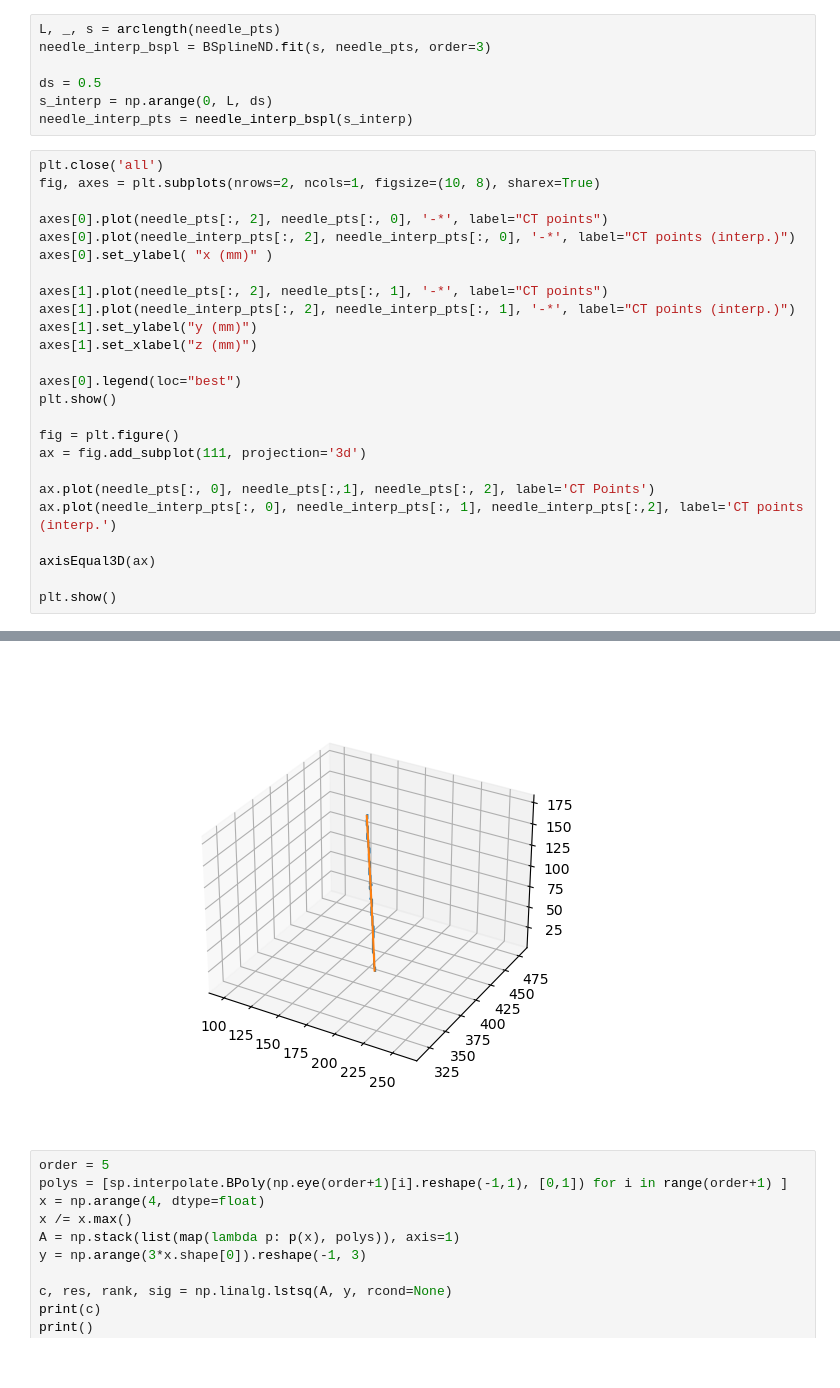
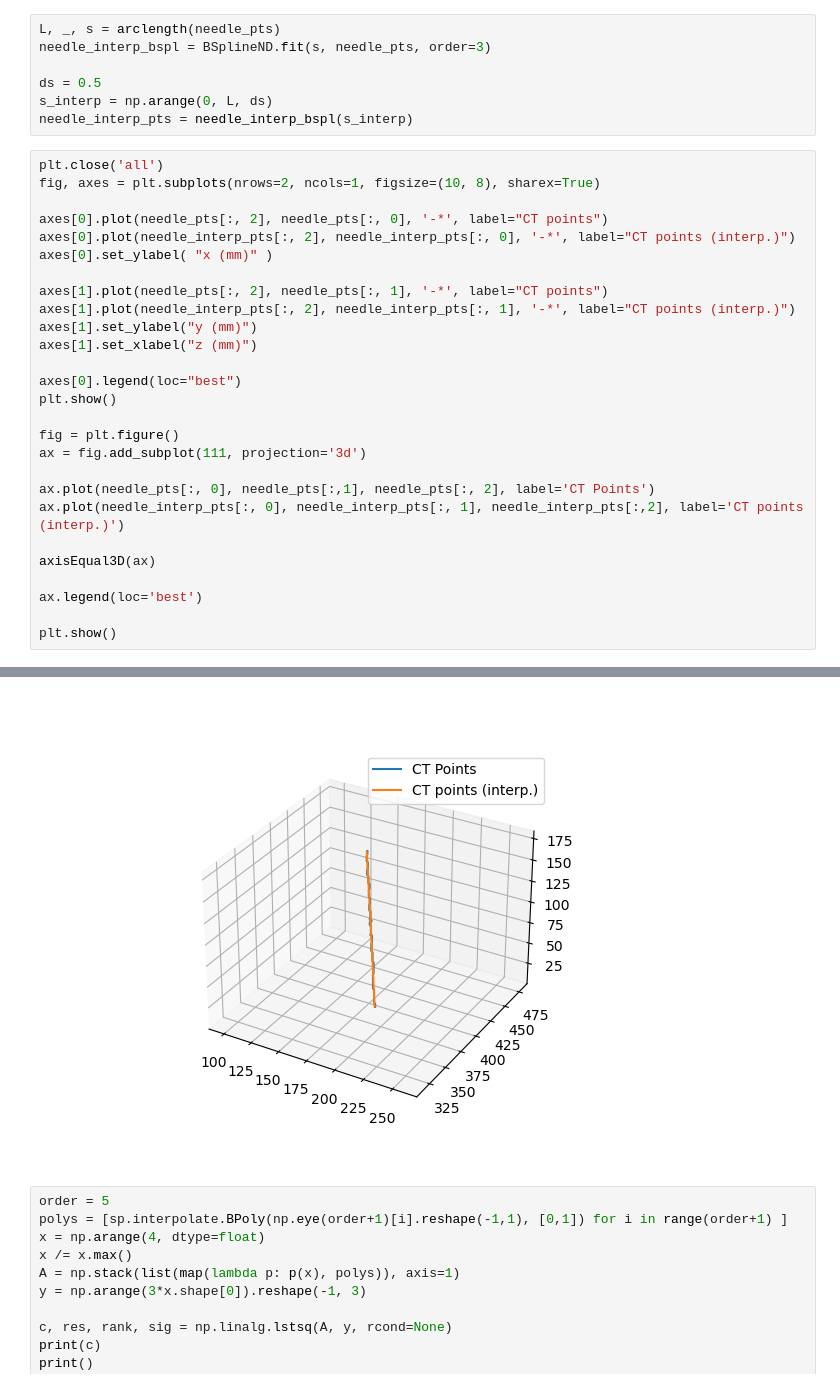
Before and after one commit to dlezcan1/AMIRo-cv, a Jupyter notebook: src/CTNeedleShape.ipynb, the cells around one changed output, grey strips where cells are left out. Drawn from its saved outputs; the diff is of its cells as text.

```diff
--- a/src/CTNeedleShape.ipynb
+++ b/src/CTNeedleShape.ipynb
@@ -281,31 +281,33 @@ needle_interp_pts = needle_interp_bspl(s_interp)
 # %%
 plt.close('all')
 fig, axes = plt.subplots(nrows=2, ncols=1, figsize=(10, 8), sharex=True)
 
 axes[0].plot(needle_pts[:, 2], needle_pts[:, 0], '-*', label="CT points")
 axes[0].plot(needle_interp_pts[:, 2], needle_interp_pts[:, 0], '-*', label="CT points (interp.)")
 axes[0].set_ylabel( "x (mm)" )
 
 axes[1].plot(needle_pts[:, 2], needle_pts[:, 1], '-*', label="CT points")
 axes[1].plot(needle_interp_pts[:, 2], needle_interp_pts[:, 1], '-*', label="CT points (interp.)")
 axes[1].set_ylabel("y (mm)")
 axes[1].set_xlabel("z (mm)")
 
 axes[0].legend(loc="best")
 plt.show()
 
 fig = plt.figure()
 ax = fig.add_subplot(111, projection='3d')
 
 ax.plot(needle_pts[:, 0], needle_pts[:,1], needle_pts[:, 2], label='CT Points')
-ax.plot(needle_interp_pts[:, 0], needle_interp_pts[:, 1], needle_interp_pts[:,2], label='CT points (interp.')
+ax.plot(needle_interp_pts[:, 0], needle_interp_pts[:, 1], needle_interp_pts[:,2], label='CT points (interp.)')
 
 axisEqual3D(ax)
 
+ax.legend(loc='best')
+
 plt.show()
 # %% [output]
 [figure]
-[figure, old version]
+[figure, new version]
 # %%
 order = 5
 polys = [sp.interpolate.BPoly(np.eye(order+1)[i].reshape(-1,1), [0,1]) for i in range(order+1) ]
```
Also changed, not shown: parts of 2 cells of this notebook, 1 other file.
